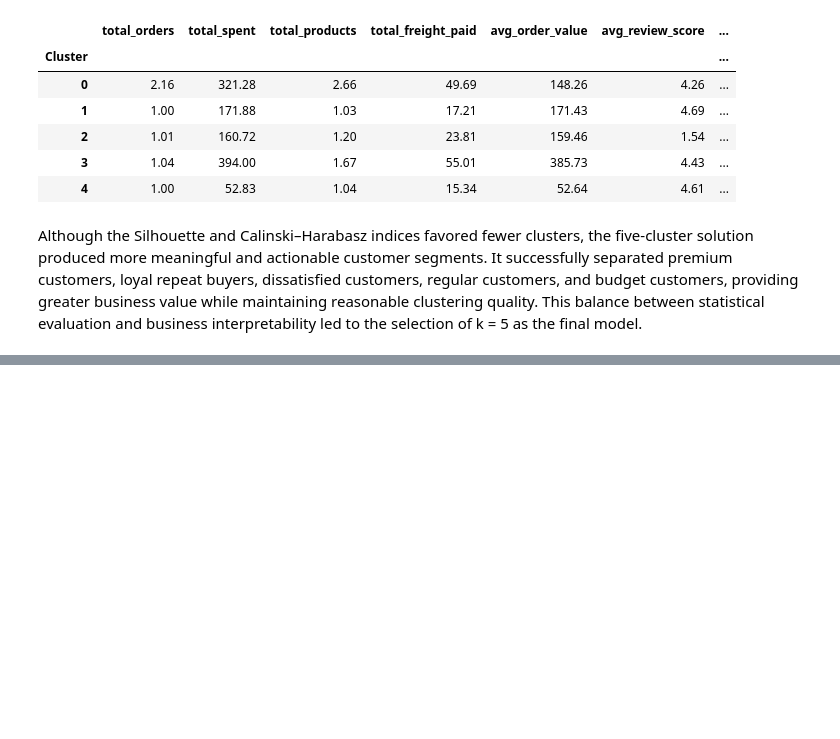
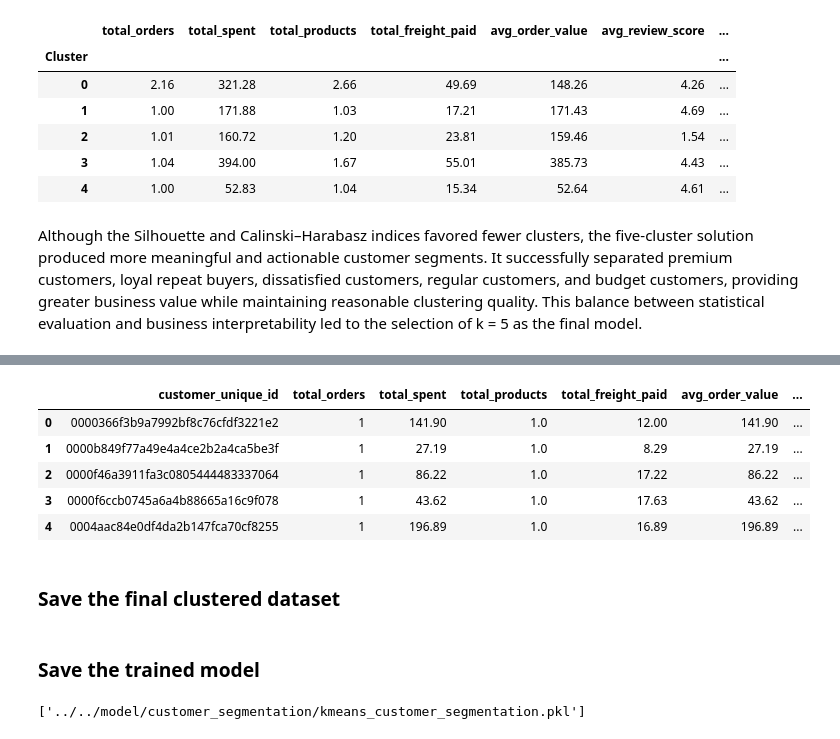
Before and after one commit to anees555/Customer-Intelligent-Platform, a Jupyter notebook: notebooks/01_customer_segmentation/02_kmeans_model.ipynb, the cells around one changed output, grey strips where cells are left out. Cells and saved outputs as stored; diff of their text form; code cells hidden in the pictures; blank space fills up the shorter version.

Commit message:
customer segementation: model built

```diff
--- a/notebooks/01_customer_segmentation/02_kmeans_model.ipynb
+++ b/notebooks/01_customer_segmentation/02_kmeans_model.ipynb
@@ -339,0 +377,11 @@ Although the Silhouette and Calinski–Harabasz indices favored fewer clusters,
+# %%
+customer_features.head(5)
+# %% [output]
+|  | customer_unique_id | total_orders | total_spent | total_products | total_freight_paid | avg_order_value | ... |
+| 0 | 0000366f3b9a7992bf8c76cfdf3221e2 | 1 | 141.90 | 1.0 | 12.00 | 141.90 | ... |
+| 1 | 0000b849f77a49e4a4ce2b2a4ca5be3f | 1 | 27.19 | 1.0 | 8.29 | 27.19 | ... |
+| 2 | 0000f46a3911fa3c0805444483337064 | 1 | 86.22 | 1.0 | 17.22 | 86.22 | ... |
+| 3 | 0000f6ccb0745a6a4b88665a16c9f078 | 1 | 43.62 | 1.0 | 17.63 | 43.62 | ... |
+| 4 | 0004aac84e0df4da2b147fca70cf8255 | 1 | 196.89 | 1.0 | 16.89 | 196.89 | ... |
+# %% [markdown]
+### Save the final clustered dataset
@@ -339,0 +393,11 @@ Although the Silhouette and Calinski–Harabasz indices favored fewer clusters,
+# %% [markdown]
+### Save the trained model
+# %%
+import joblib
+
+joblib.dump(
+    kmeans_5,
+    "../../model/customer_segmentation/kmeans_customer_segmentation.pkl"
+)
+# %% [output]
+['../../model/customer_segmentation/kmeans_customer_segmentation.pkl']
```
Also changed, not shown: parts of 2 cells of this notebook, 4 other files.
